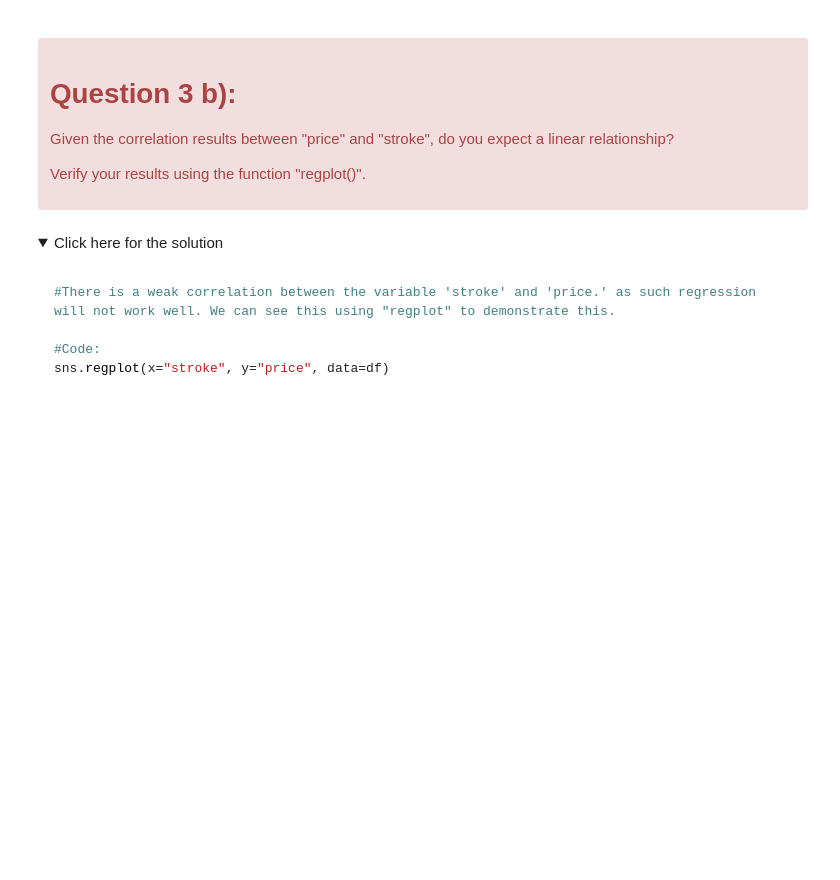
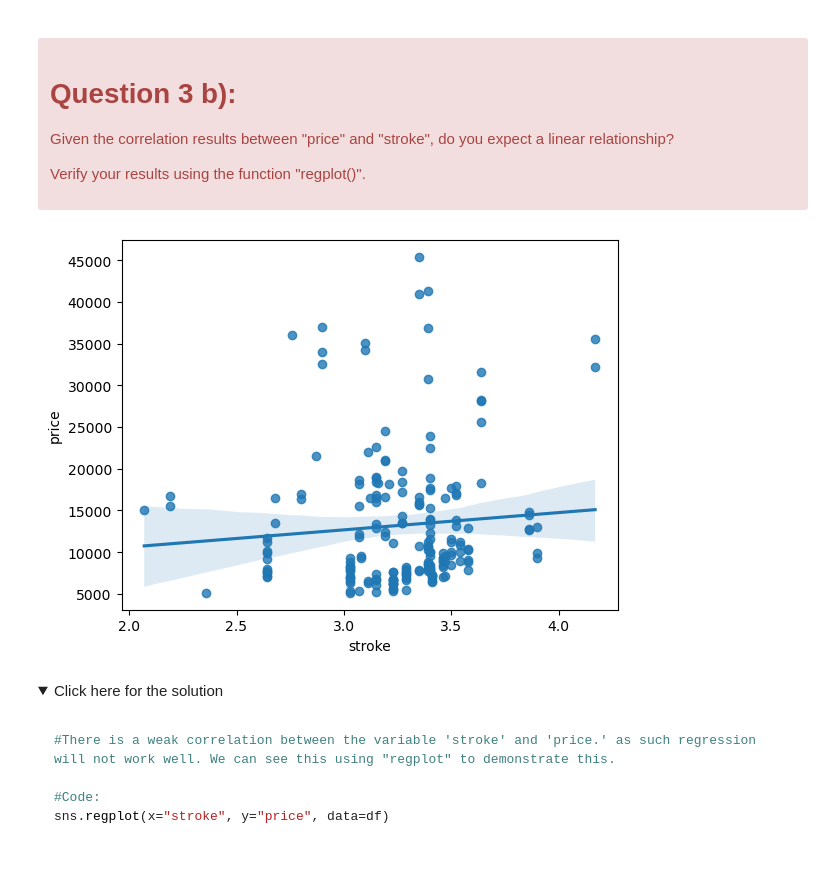
Before and after one commit to AnastasiiaPashkevych/Data_Analysis_With_Python, a Jupyter notebook: Module_3/Exploratory_data_analysis_cars.ipynb, the cells around one changed output. Cells and saved outputs as stored; diff of their text form; code cells hidden in the pictures; folded sections open; blank space fills up the shorter version.

```diff
--- a/Module_3/Exploratory_data_analysis_cars.ipynb
+++ b/Module_3/Exploratory_data_analysis_cars.ipynb
@@ -237,6 +348,11 @@ df[["stroke","price"]].corr()
 </div>
 # %%
 # Write your code below and press Shift+Enter to execute
+
+sns.regplot(x="stroke", y="price", data=df)
+plt.show()
+# %% [output]
+[figure, added]
 # %% [markdown]
 <details><summary>Click here for the solution</summary>
 
```
Also changed, not shown: parts of 47 cells of this notebook.
